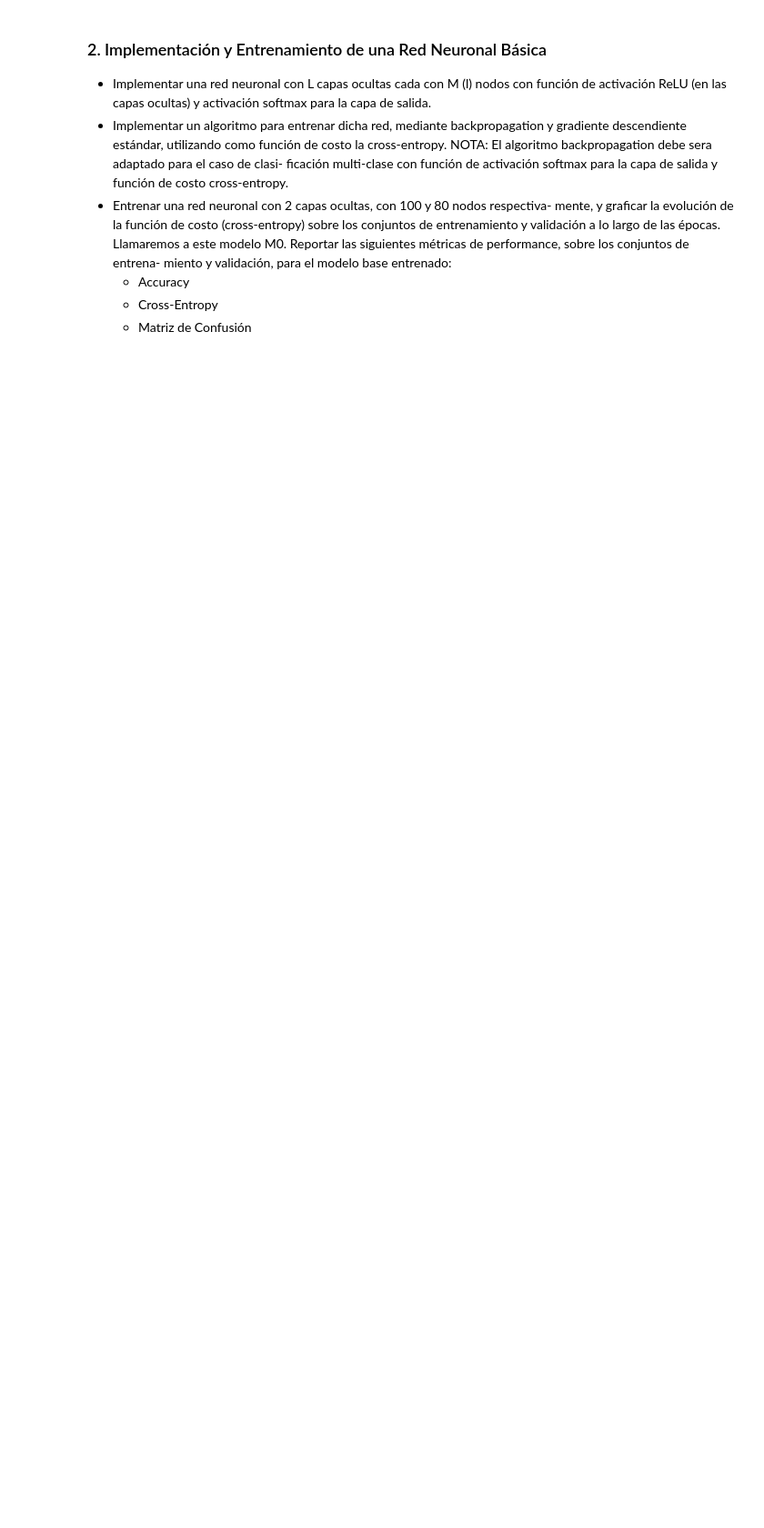
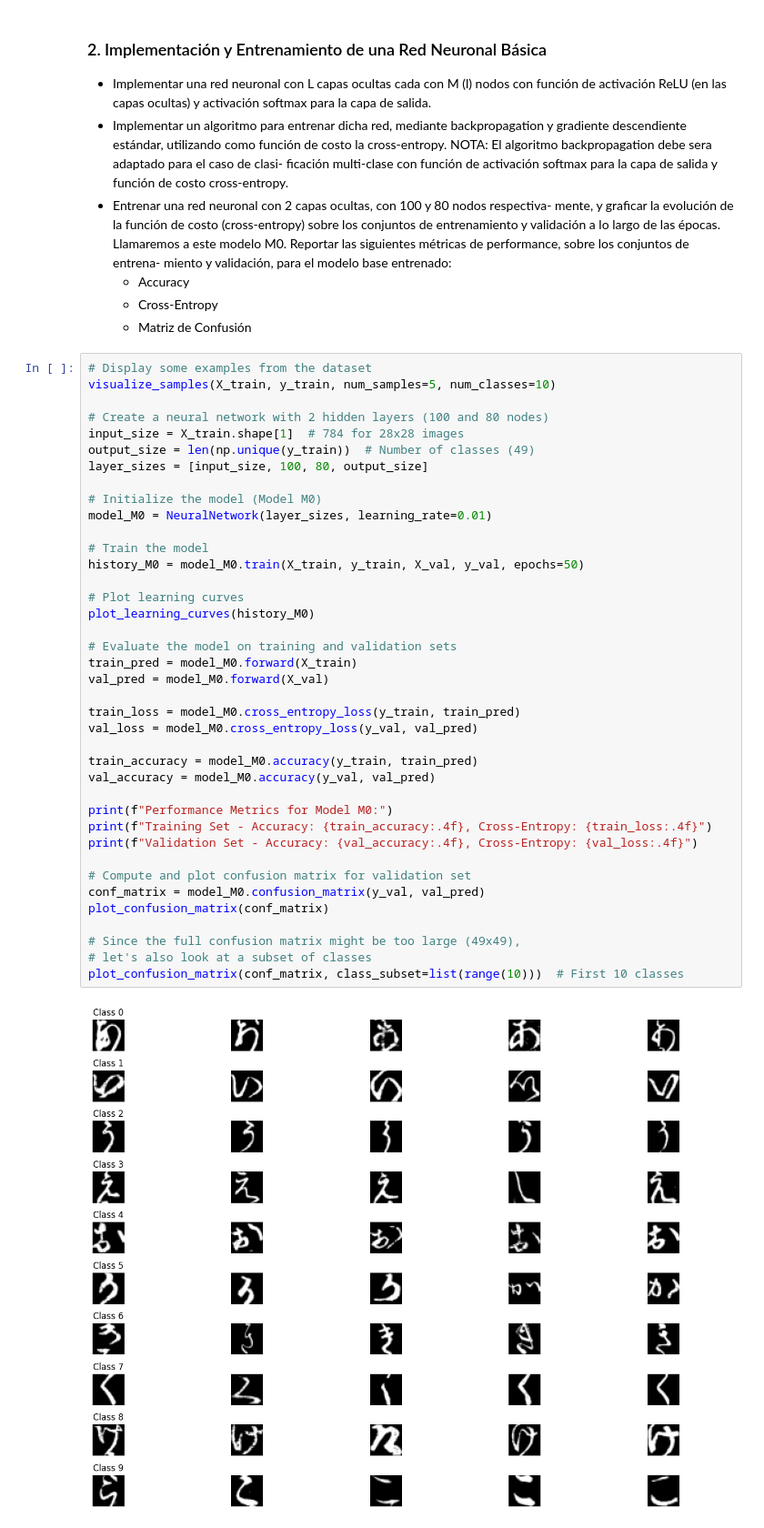
Before and after one commit to elianaostro/ML, a Jupyter notebook: Ostrovsky_Eliana_TP3/Ostrovsky_Eliana_Notebook_TP3.ipynb, the cells around one changed output. Shown at 91% size. Saved outputs shown, nothing was run; the diff lists cells and outputs as text; blank space fills up the shorter version.

```diff
--- a/Ostrovsky_Eliana_TP3/Ostrovsky_Eliana_Notebook_TP3.ipynb
+++ b/Ostrovsky_Eliana_TP3/Ostrovsky_Eliana_Notebook_TP3.ipynb
@@ -60,3 +125,44 @@ miento y validación, para el modelo base entrenado:
     - Accuracy
     - Cross-Entropy
     - Matriz de Confusión
+# %%
+# Display some examples from the dataset
+visualize_samples(X_train, y_train, num_samples=5, num_classes=10)
+
+# Create a neural network with 2 hidden layers (100 and 80 nodes)
+input_size = X_train.shape[1]  # 784 for 28x28 images
+output_size = len(np.unique(y_train))  # Number of classes (49)
+layer_sizes = [input_size, 100, 80, output_size]
+
+# Initialize the model (Model M0)
+model_M0 = NeuralNetwork(layer_sizes, learning_rate=0.01)
+
+# Train the model
+history_M0 = model_M0.train(X_train, y_train, X_val, y_val, epochs=50)
+
+# Plot learning curves
+plot_learning_curves(history_M0)
+
+# Evaluate the model on training and validation sets
+train_pred = model_M0.forward(X_train)
+val_pred = model_M0.forward(X_val)
+
+train_loss = model_M0.cross_entropy_loss(y_train, train_pred)
+val_loss = model_M0.cross_entropy_loss(y_val, val_pred)
+
+train_accuracy = model_M0.accuracy(y_train, train_pred)
+val_accuracy = model_M0.accuracy(y_val, val_pred)
+
+print(f"Performance Metrics for Model M0:")
+print(f"Training Set - Accuracy: {train_accuracy:.4f}, Cross-Entropy: {train_loss:.4f}")
+print(f"Validation Set - Accuracy: {val_accuracy:.4f}, Cross-Entropy: {val_loss:.4f}")
+
+# Compute and plot confusion matrix for validation set
+conf_matrix = model_M0.confusion_matrix(y_val, val_pred)
+plot_confusion_matrix(conf_matrix)
+
+# Since the full confusion matrix might be too large (49x49),
+# let's also look at a subset of classes
+plot_confusion_matrix(conf_matrix, class_subset=list(range(10)))  # First 10 classes
+# %% [output]
+[figure, added]
```
Also changed, not shown: parts of 8 cells of this notebook, 3 other files.
